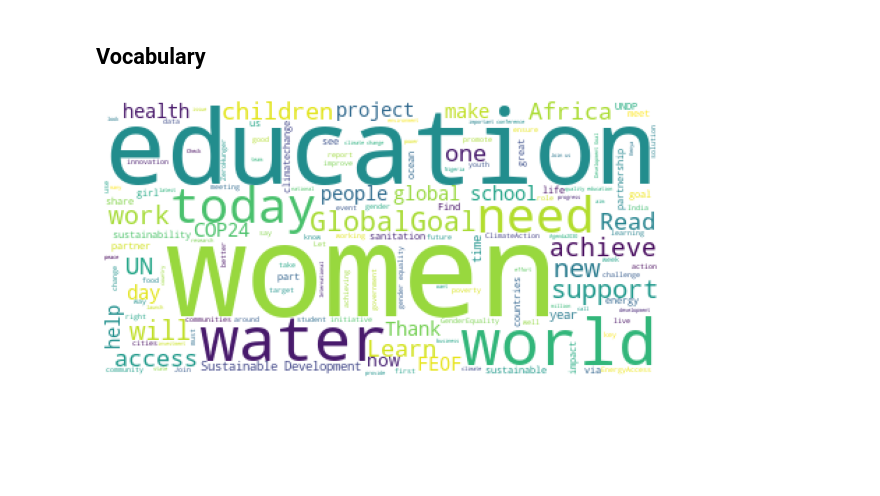
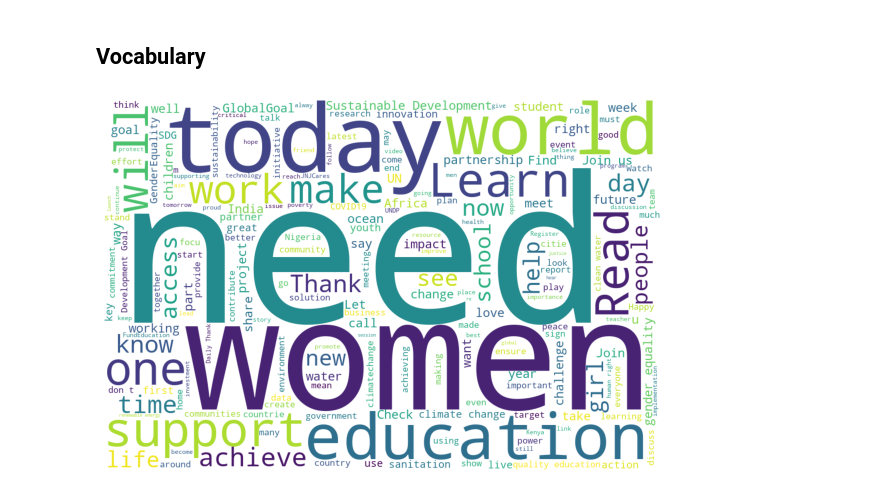
Before and after one commit to Tolsager/SDG_CLF, a Jupyter notebook: EDA.ipynb, the cells around one changed output. Drawn from its saved outputs; the diff is of its cells as text; code cells hidden in the pictures; blank space fills up the shorter version.

```diff
--- a/EDA.ipynb
+++ b/EDA.ipynb
@@ -40,8 +41,8 @@ print(len(en_df['text'].unique()))
 # %% [markdown]
 The DataFrame contains a lot of duplicates, lets remove those.
 # %%
-df = df.drop_duplicates()
-en_df = en_df.drop_duplicates()
+df = df.drop_duplicates('text')
+en_df = en_df.drop_duplicates('text')
 # %%
 print(len(df), len(en_df))
 # %% [output]
@@ -142,18 +170,20 @@ Average text length for #SDG16: 231.0 characters per tweet       29.0 words per
 Average text length for #SDG17: 225.0 characters per tweet       28.0 words per tweet
 # %% [markdown]
 ## Vocabulary
+# %%
+df_sub = en_df.loc[:, 'text']
+texts = " ".join([text for text in df_sub])
+search_pattern = r"(<(U\+)\w+>)|((#SDG)(\d+)?)|((http|ftp|https):\/\/([\w_-]+(?:(?:\.[\w_-]+)+))([\w.,@?^=%&:\/~+#-]*[\w@?^=%&\/~+#-]))"
+texts = re.sub(search_pattern, "", texts)
 # %%
-# Make a wordcloud for the first 25000 English tweets and filter out certain words/character strings.
+# Make a wordcloud for the English tweets and filter out certain words/character strings.
 
 fig = plt.figure(figsize=(10,10))
-df_sub = en_df.loc[:25000, 'text']
-texts = " ".join([text for text in df_sub])
 stopwords = set(STOPWORDS)
-stopwords.update(['https', 'http', 't', 'co', 'SDG', 'amp',  'u', 's', 'sdgs', *[f"SDG{i}" for i in range(1,18)]])
-wordcloud = WordCloud(stopwords=stopwords, background_color="white").generate(texts)
-
+stopwords.update(['s', 'amp'])
+wordcloud = WordCloud(width=1080, height=720, stopwords=stopwords, background_color="white").generate(texts)
 plt.imshow(wordcloud)
 plt.axis('off')
 plt.show()
 # %% [output]
-[figure, old version]
+[figure, new version]
```
Also changed, not shown: parts of 7 cells of this notebook.
